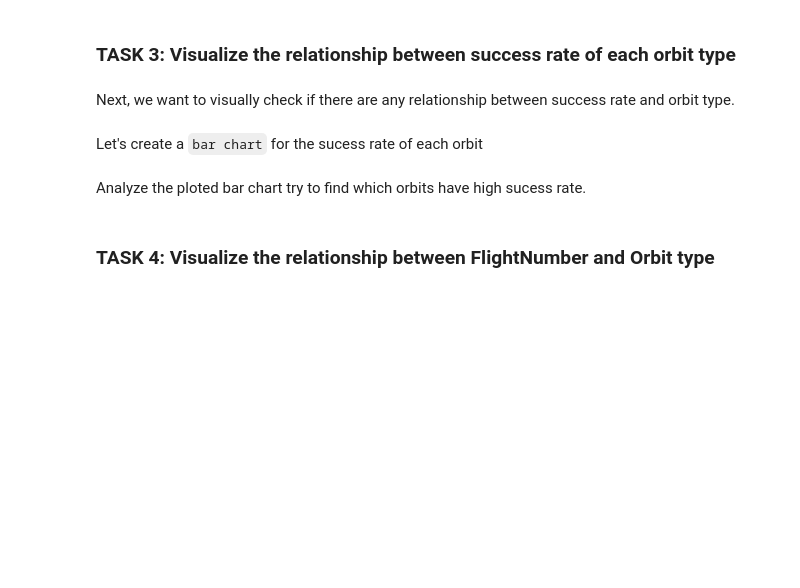
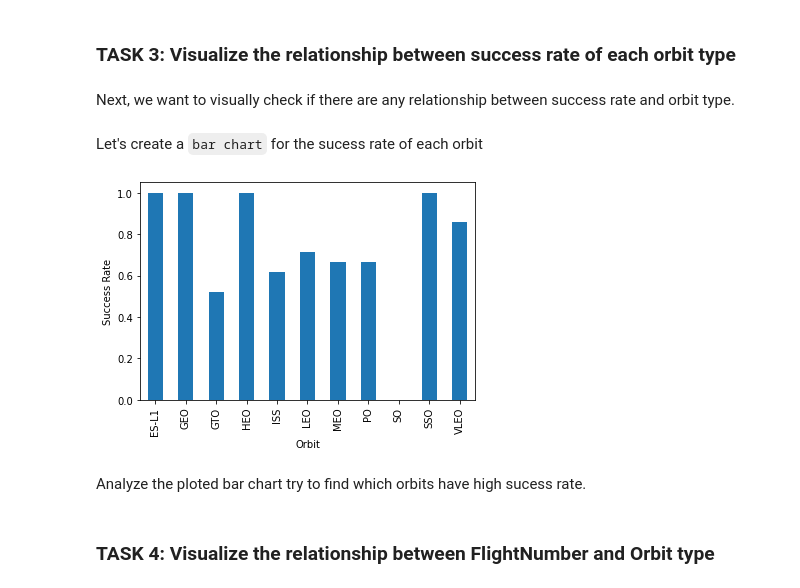
Before and after one commit to IhsanGunay/capstone, a Jupyter notebook: 5-eda-pandas.ipynb, the cells around one changed output. Saved outputs shown, nothing was run; the diff lists cells and outputs as text; code cells hidden in the pictures; blank space fills up the shorter version.

```diff
--- a/5-eda-pandas.ipynb
+++ b/5-eda-pandas.ipynb
@@ -107,3 +111,9 @@ Let's create a `bar chart` for the sucess rate of each orbit
+# %%
+dfg = df.groupby(['Orbit'])['Class'].mean()
+dfg.plot(kind='bar', ylabel='Success Rate', xlabel='Orbit')
+plt.show()
+# %% [output]
+[figure, added]
 # %% [markdown]
 Analyze the ploted bar chart try to find which orbits have high sucess rate.
 # %% [markdown]
```
Also changed, not shown: parts of 13 cells of this notebook, 12 other files.
